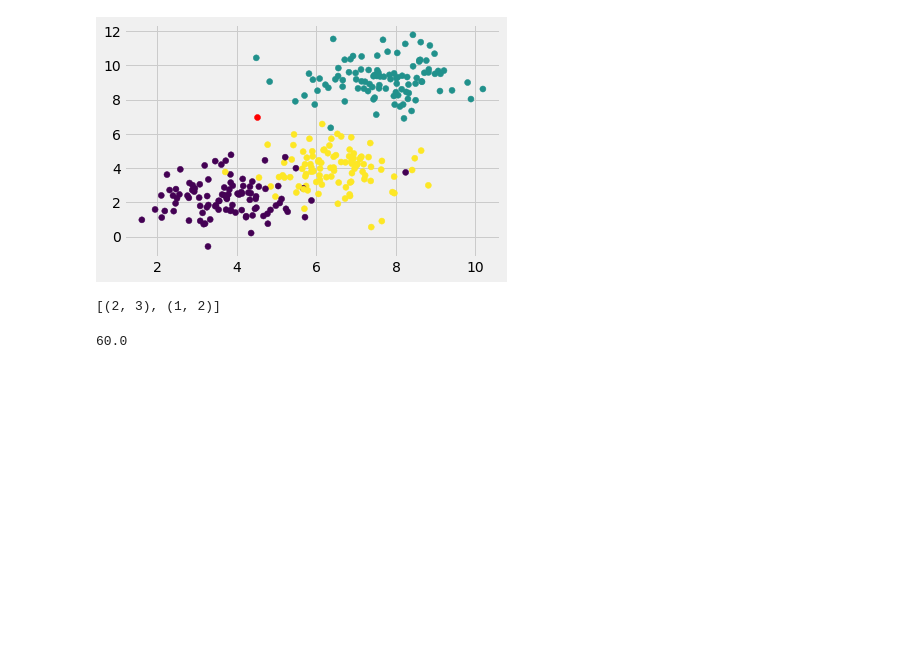
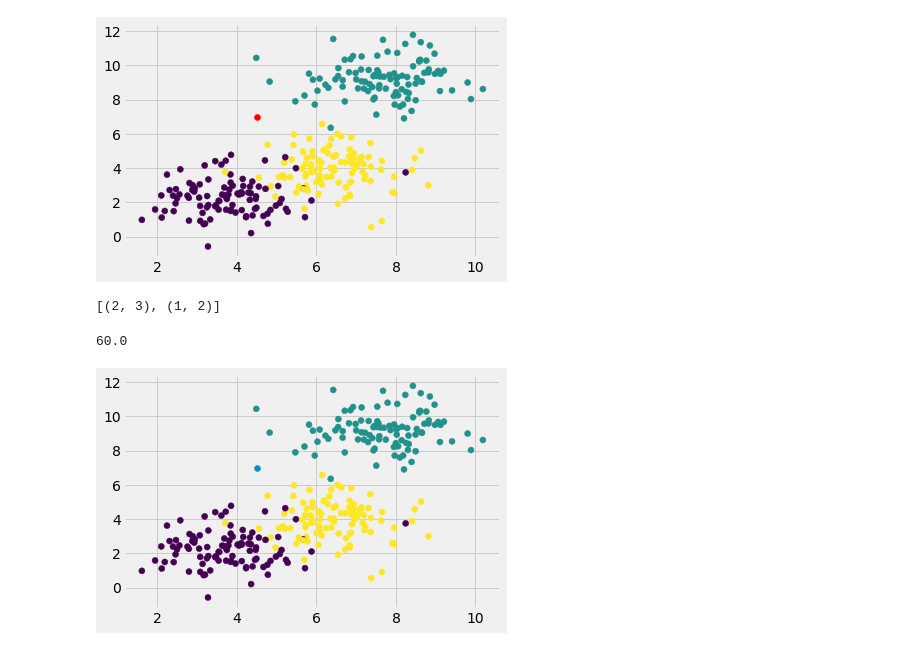
Before and after one commit to hrishibawane/ml-visualisation, a Jupyter notebook: KNearestNeigbours.ipynb, the cells around one changed output. Saved outputs shown, nothing was run; the diff lists cells and outputs as text; code cells hidden in the pictures; blank space fills up the shorter version.

```diff
--- a/KNearestNeigbours.ipynb
+++ b/KNearestNeigbours.ipynb
@@ -46,3 +46,9 @@ confidence = closest_dists[0][1] * 100 / k
 confidence
 # %% [output]
 60.0
+# %%
+plt.scatter(X[:,0], X[:,1], c=y)
+plt.scatter(x_new[0], x_new[1], )
+plt.show()
+# %% [output]
+[figure, added]
```
Also changed, not shown: 1 other file.
